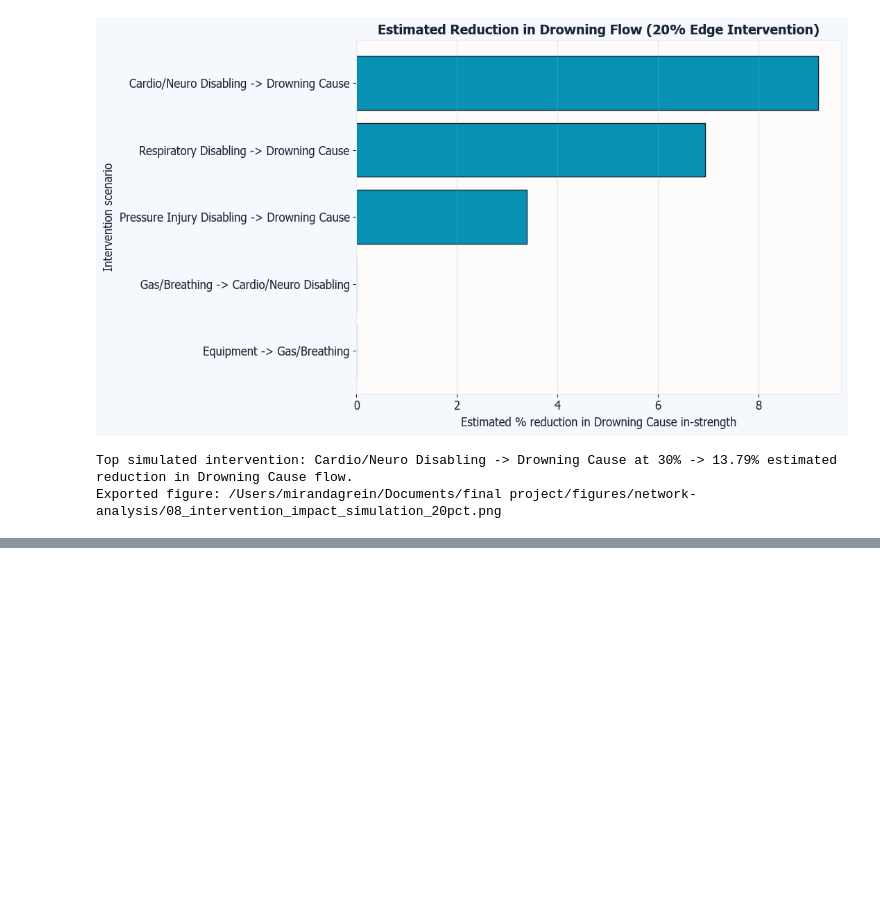
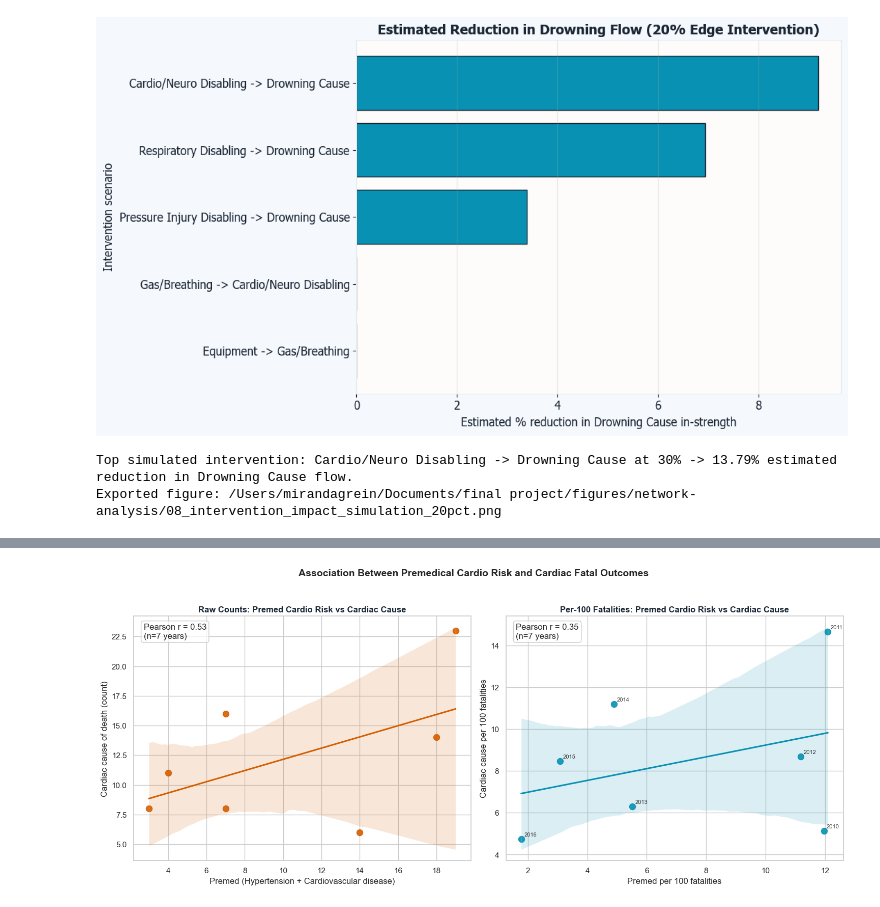
Before and after one commit to mirandagrein/Scuba-Diving-Draft, a Jupyter notebook: Code.ipynb, the cells around one changed output, grey strips where cells are left out. Drawn from its saved outputs; the diff is of its cells as text; code cells hidden in the pictures; blank space fills up the shorter version.

```diff
--- a/Code.ipynb
+++ b/Code.ipynb
@@ -1542,3 +1542,18 @@ Percent reduction in Drowning Cause by intervention level:
 [figure]
 Top simulated intervention: Cardio/Neuro Disabling -> Drowning Cause at 30% -> 13.79% estimated reduction in Drowning Cause flow.
 Exported figure: /Users/mirandagrein/Documents/final project/figures/network-analysis/08_intervention_impact_simulation_20pct.png
+# %%
+from pathlib import Path
+import pandas as pd
+
+downloads = Path.home() / "Downloads"
+candidates = [
+    downloads / "medicalcondition.xlsl",
+    downloads / "medicalcondition.xlsx",
+    downloads / "medicalcondition.xls",
+]
+
+
+medical_conditions = pd.read_excel(medical_file)
+
+display(medical_conditions.head(10))
@@ -1544,0 +1980,70 @@ Exported figure: /Users/mirandagrein/Documents/final project/figures/network-ana
+# %%
+# Focused viz: premedical cardio risk vs cardiac cause of death
+import numpy as np
+import matplotlib.pyplot as plt
+import seaborn as sns
+
+sns.set_theme(style="whitegrid")
+
+if "test_df" not in globals():
+    raise RuntimeError("`test_df` is not available. Run the cardio relationship test cell first.")
+
+plot_df = test_df.copy().sort_values("year")
+r_raw = plot_df["premed_hyper_cvd"].corr(plot_df["cardiac_cause"] )
+r_rate = plot_df["premed_per_100_fatalities"].corr(plot_df["cardiac_cause_per_100_fatalities"] )
+
+fig, axes = plt.subplots(1, 2, figsize=(15, 6.2))
+
+# Raw relationship
+sns.regplot(
+    data=plot_df,
+    x="premed_hyper_cvd",
+    y="cardiac_cause",
+    ax=axes[0],
+    scatter_kws={"s": 75, "alpha": 0.9},
+    line_kws={"linewidth": 2.2},
+    color="#d55e00",
+)
+axes[0].set_title("Raw Counts: Premed Cardio Risk vs Cardiac Cause", fontweight="bold")
+axes[0].set_xlabel("Premed (Hypertension + Cardiovascular disease)")
+axes[0].set_ylabel("Cardiac cause of death (count)")
+axes[0].text(
+    0.03, 0.97,
+    f"Pearson r = {r_raw:.2f}\n(n={len(plot_df)} years)",
+    transform=axes[0].transAxes,
+    ha="left",
+    va="top",
+    bbox={"boxstyle": "round,pad=0.3", "facecolor": "white", "alpha": 0.75, "edgecolor": "#bbbbbb"},
+)
+
+# Rate-normalized relationship
+sns.regplot(
+    data=plot_df,
+    x="premed_per_100_fatalities",
+    y="cardiac_cause_per_100_fatalities",
+    ax=axes[1],
+    scatter_kws={"s": 75, "alpha": 0.9},
+    line_kws={"linewidth": 2.2},
+    color="#0891b2",
+)
+axes[1].set_title("Per-100 Fatalities: Premed Cardio Risk vs Cardiac Cause", fontweight="bold")
+axes[1].set_xlabel("Premed per 100 fatalities")
+axes[1].set_ylabel("Cardiac cause per 100 fatalities")
+axes[1].text(
+    0.03, 0.97,
+    f"Pearson r = {r_rate:.2f}\n(n={len(plot_df)} years)",
+    transform=axes[1].transAxes,
+    ha="left",
+    va="top",
+    bbox={"boxstyle": "round,pad=0.3", "facecolor": "white", "alpha": 0.75, "edgecolor": "#bbbbbb"},
+)
+
+for _, row in plot_df.iterrows():
+    axes[1].annotate(str(int(row["year"])), (row["premed_per_100_fatalities"], row["cardiac_cause_per_100_fatalities"]),
+                     textcoords="offset points", xytext=(4, 4), fontsize=8, color="#333333")
+
+plt.suptitle("Association Between Premedical Cardio Risk and Cardiac Fatal Outcomes", fontsize=14, fontweight="bold", y=1.03)
+plt.tight_layout()
+plt.show()
+# %% [output]
+[figure, added]
```
Also changed, not shown: parts of 12 cells of this notebook, 3 other files.
